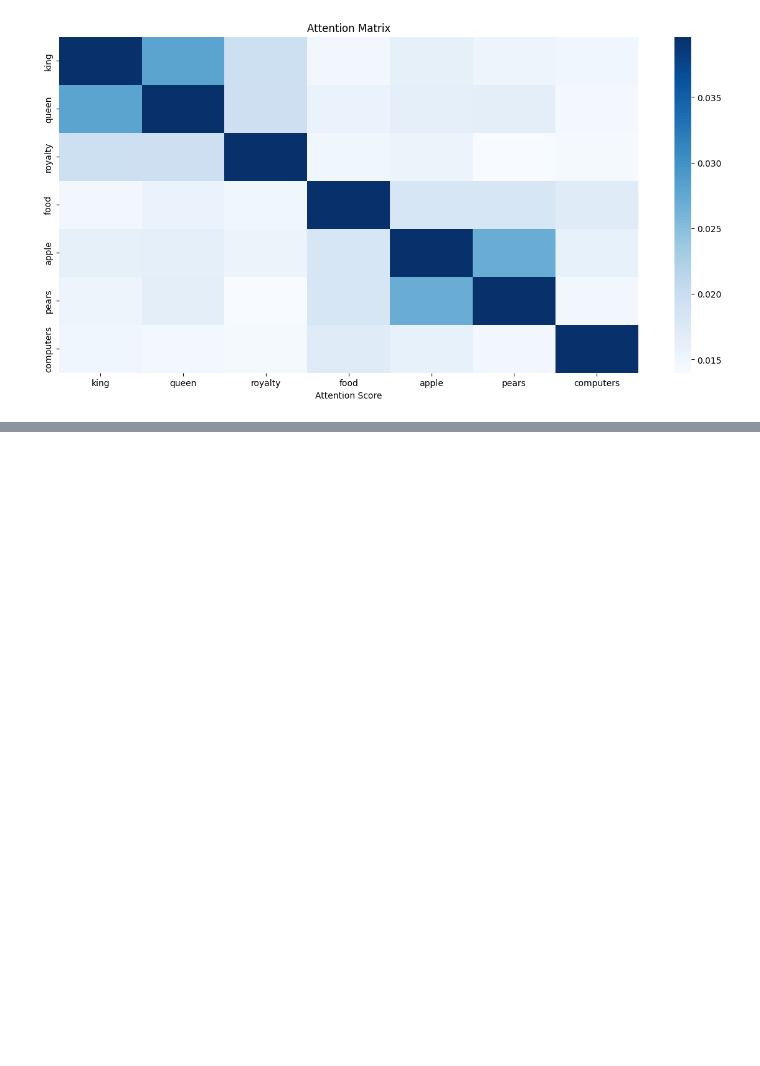
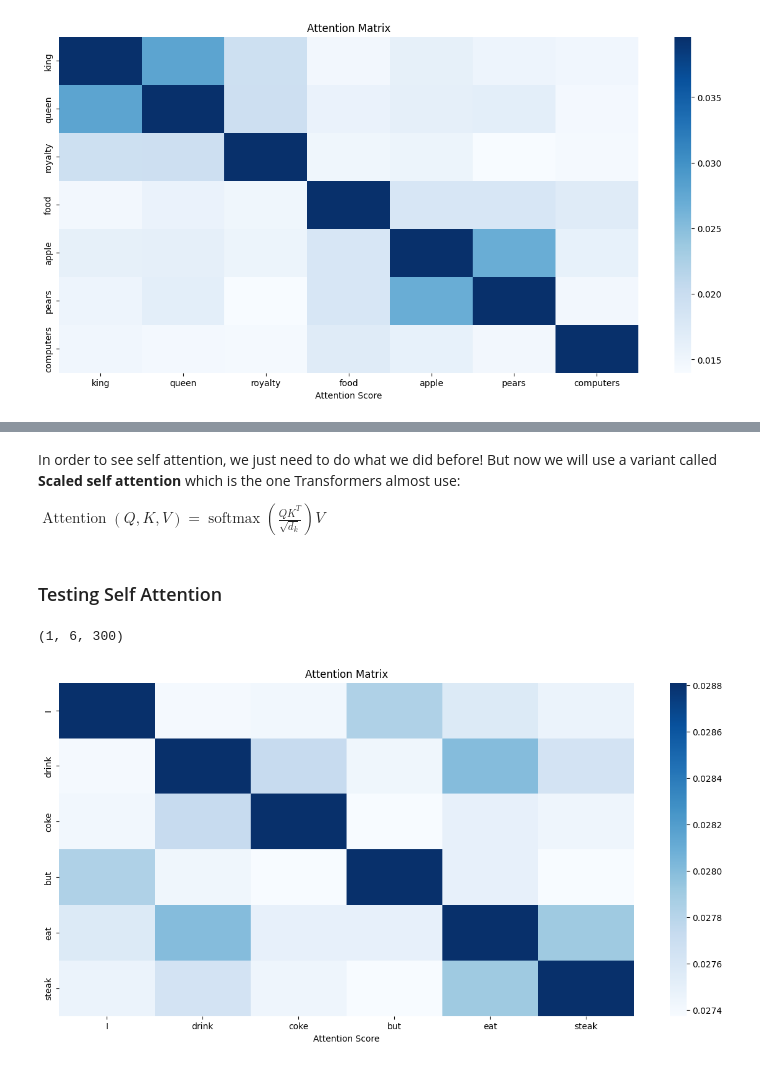
Before and after one commit to GeoNarz-SAP/Learning-about-Language-Models, a Jupyter notebook: Info - Notebook.ipynb, the cells around one changed output, grey strips where cells are left out. Drawn from its saved outputs; the diff is of its cells as text; code cells hidden in the pictures; blank space fills up the shorter version.

Commit message:
Added Self Attention portion.

```diff
--- a/Info - Notebook.ipynb
+++ b/Info - Notebook.ipynb
@@ -104,0 +119,39 @@ plot_attention_weight_matrix(weights, words, words)
+# %%
+def embed_sentence(sentence):
+    """
+        Embed a sentence using word2vec; for example use cases only.
+    """
+
+    sentence = re.sub(r"[^\w\s]","", sentence)
+    words = sentence.split()
+    word_vector_sequence, words = get_word2vec_embedding(words)
+    return np.expand_dims(word_vector_sequence, axis=0), words
+# %% [markdown]
+In order to see self attention, we just need to do what we did before! But now we will use a variant called **Scaled self attention** which is the one Transformers almost use:
+
+$\operatorname{Attention}(Q, K, V)=\operatorname{softmax}\left(\frac{Q K^{T}}{\sqrt{d_{k}}}\right) V$
+# %%
+def scaled_dot_product_attention(query, key, value):
+    d_k = key.shape[-1]
+    logits = query @ np.swapaxes(key,-2,-1)
+    scaled_logits = logits/np.sqrt(d_k)
+    attention_weights = softmax(scaled_logits, axis = -1)
+    value = attention_weights @ value
+    return value, attention_weights
+# %% [markdown]
+### Testing Self Attention
+# %%
+sentence = "I drink coke, but eat steak"
+word_embeddings, words = embed_sentence(sentence)
+word_embeddings.shape
+# %% [output]
+(1, 6, 300)
+# %%
+Q=K=V=word_embeddings
+
+# Calculate weights and plot
+values, attention_weights = scaled_dot_product_attention(Q,K,V)
+words = re.sub(r"[^\w\s]","",sentence).split()
+plot_attention_weight_matrix(attention_weights[0], words, words )
+# %% [output]
+[figure, added]
```
Also changed, not shown: parts of 2 cells of this notebook.
